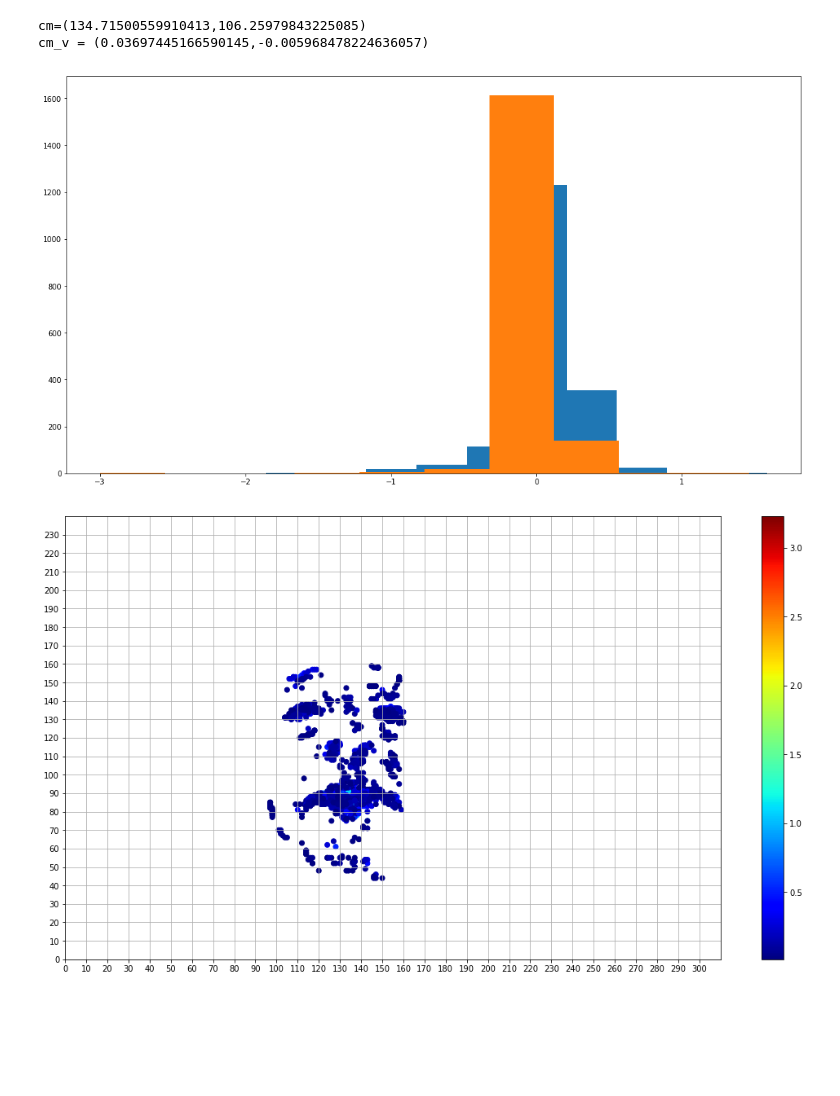
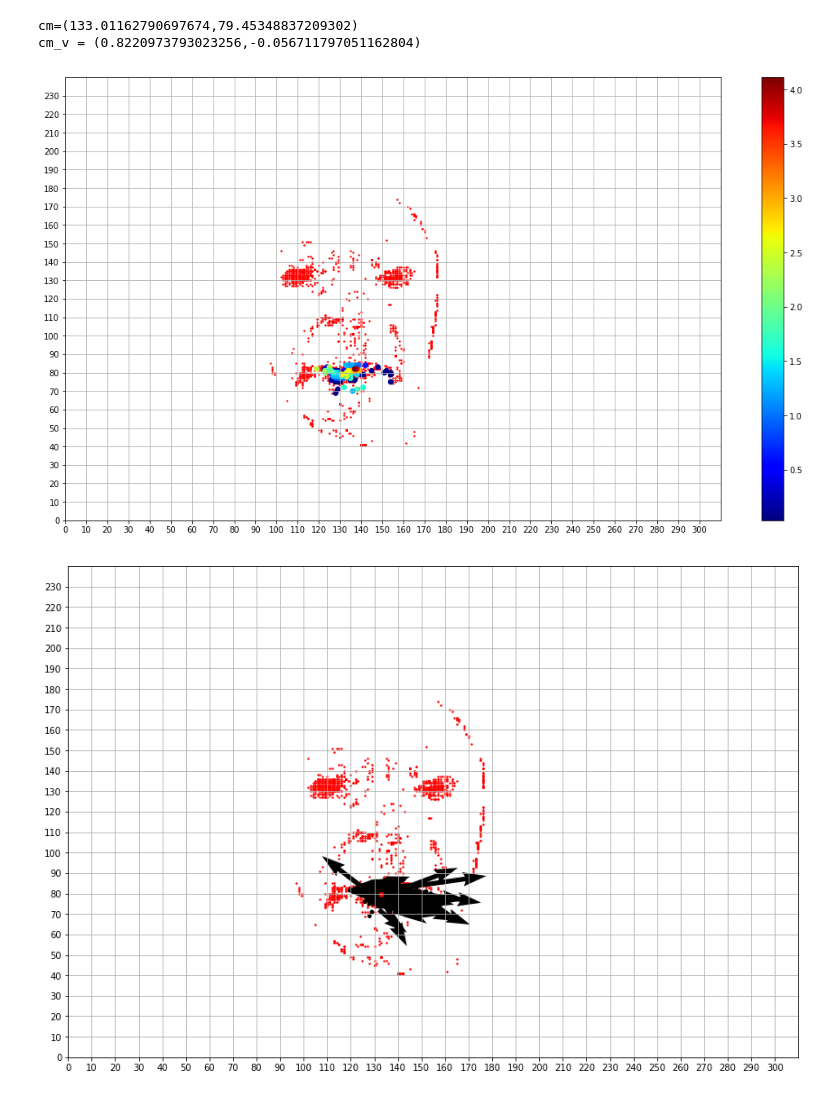
Before and after one commit to raftav/EventBasedData, a Jupyter notebook: make_frames.ipynb, the cells around one changed output. Drawn from its saved outputs; the diff is of its cells as text; code cells hidden in the pictures; blank space fills up the shorter version.

Commit message:
better visualization

```diff
--- a/make_frames.ipynb
+++ b/make_frames.ipynb
@@ -17,7 +17,7 @@ import pandas as pd
 import math
 import librosa
 # %%
-filename='flow/20170622-14-37-19-582_001jun_IPEC_006_1.csv'
+filename='Cropped_GRID/c_bbaf3s.csv'
 data=pd.read_csv(filename)
 # %%
 # convert timestemps in second
@@ -123,4 +83,6 @@ print_single_frame(221)
 # %%
+%matplotlib inline
+
 def print_multiple_frames(frame_start,frame_end,speed_threshold):
 
     subset=data.loc[(data['frame_index']<=frame_end) & (data['frame_index']>=frame_start)]
@@ -132,9 +94,9 @@ def print_multiple_frames(frame_start,frame_end,speed_threshold):
     vy=subset['VY']
     speed=subset['speed']
 
-    f=plt.figure(figsize=(18,10))
-    plt.hist(vx)
-    plt.hist(vy)
+    #f=plt.figure(figsize=(18,10))
+    #plt.hist(vx)
+    #plt.hist(vy)
 
     xmax=310
     ymax=240
@@ -151,6 +113,9 @@ def print_multiple_frames(frame_start,frame_end,speed_threshold):
     ###############################
 
     f=plt.figure(figsize=(18,10))
+
+    plt.scatter(data.X.values,data.Y.values,c='r',s=2.0)
+
     plt.scatter(x.values,y.values,c=speed.values,cmap='jet')
 
     plt.xticks(ticks=x_ticks)
@@ -165,6 +130,10 @@ def print_multiple_frames(frame_start,frame_end,speed_threshold):
     ################################
 
     f=plt.figure(figsize=(14.5,10))
+
+    plt.scatter(data.X.values,data.Y.values,c='r',s=2.0)
+
+
     X=x.values
     Y=y.values
     U=vx.values*10
@@ -182,35 +151,35 @@ def print_multiple_frames(frame_start,frame_end,speed_threshold):
     X , Y , U , V = x_cm, y_cm , vx_cm , vy_cm
     plt.quiver(X,Y,U,V,color='r',angles='xy',scale_units='xy', scale=1)
 
     print('cm=({},{})'.format(x_cm,y_cm))
     print('cm_v = ({},{})'.format(vx_cm,vy_cm))
 
     #f=plt.figure(figsize=(14.5,10))
     X=x.values
     Y=y.values
     vx_diff=np.subtract(vx.values,vx_cm)
     vy_diff=np.subtract(vy.values,vy_cm)
 
 
     U=vx_diff
     V=vy_diff
 
     #plt.quiver(X,Y,U,V,color='r',angles='xy')
 
     plt.xticks(ticks=x_ticks)
     plt.yticks(ticks=y_ticks)
     plt.grid()
 
     plt.xlim(0,xmax)
     plt.ylim(0,ymax)
 
     #plt.xlim(50,200)
     #plt.ylim(0,ymax)
 
 
-print_multiple_frames(50,250,0)
+print_multiple_frames(90,95,0)
 # %% [output]
-cm=(134.71500559910413,106.25979843225085)
-cm_v = (0.03697445166590145,-0.005968478224636057)
+cm=(133.01162790697674,79.45348837209302)
+cm_v = (0.8220973793023256,-0.056711797051162804)
-[figure, old version]
+[figure, new version]
-[figure, old version]
+[figure, new version]
```
Also changed, not shown: parts of 13 cells of this notebook, 1 other file.
